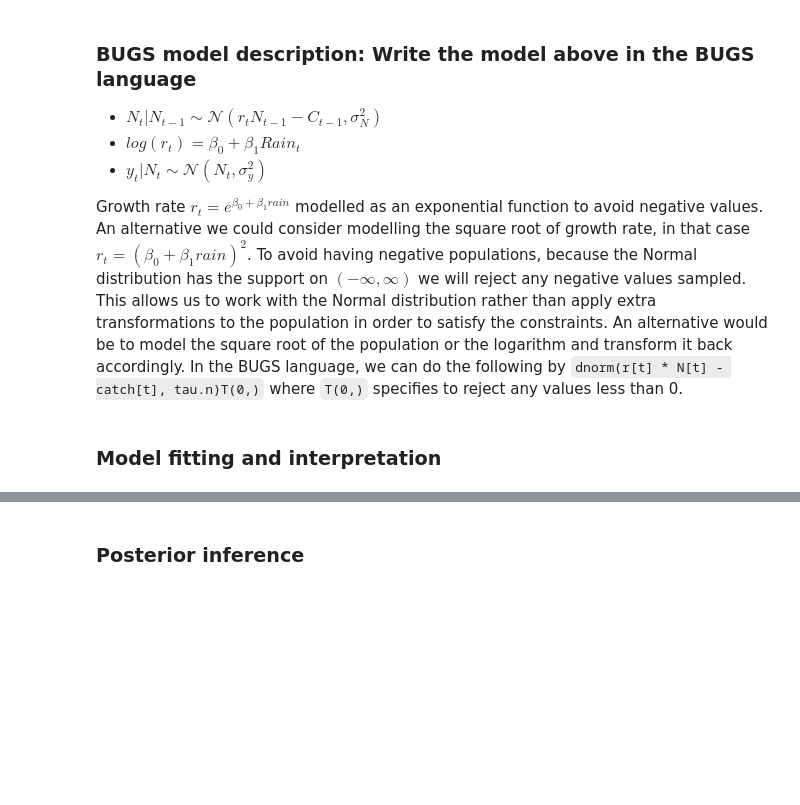
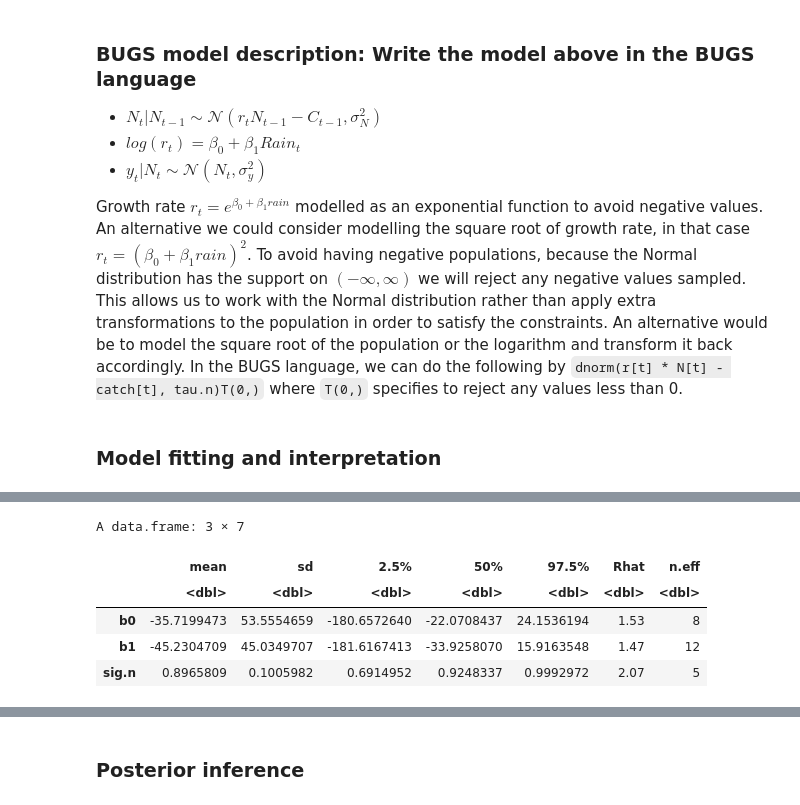
Before and after one commit to erikseulean/wildlife, a Jupyter notebook: Assignment2.ipynb, the cells around one changed output, grey strips where cells are left out. Saved outputs shown, nothing was run; the diff lists cells and outputs as text; code cells hidden in the pictures; blank space fills up the shorter version.

```diff
--- a/Assignment2.ipynb
+++ b/Assignment2.ipynb
@@ -309,0 +255,9 @@ formatted_params = formattable(
+# %%
+MCMC_Param_Summary
+# %% [output]
+A data.frame: 3 × 7
+|  | mean | sd | 2.5% | 50% | 97.5% | Rhat | n.eff |
+|  | <dbl> | <dbl> | <dbl> | <dbl> | <dbl> | <dbl> | <dbl> |
+| b0 | -35.7199473 | 53.5554659 | -180.6572640 | -22.0708437 | 24.1536194 | 1.53 | 8 |
+| b1 | -45.2304709 | 45.0349707 | -181.6167413 | -33.9258070 | 15.9163548 | 1.47 | 12 |
+| sig.n | 0.8965809 | 0.1005982 | 0.6914952 | 0.9248337 | 0.9992972 | 2.07 | 5 |
```
Also changed, not shown: parts of 38 cells of this notebook, 5 other files.
